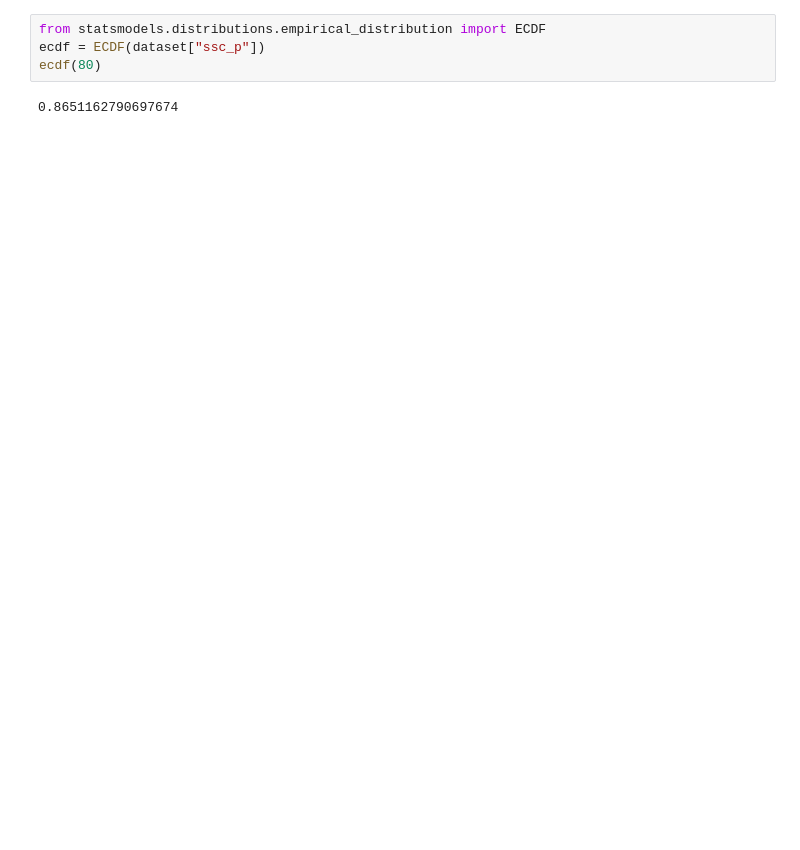
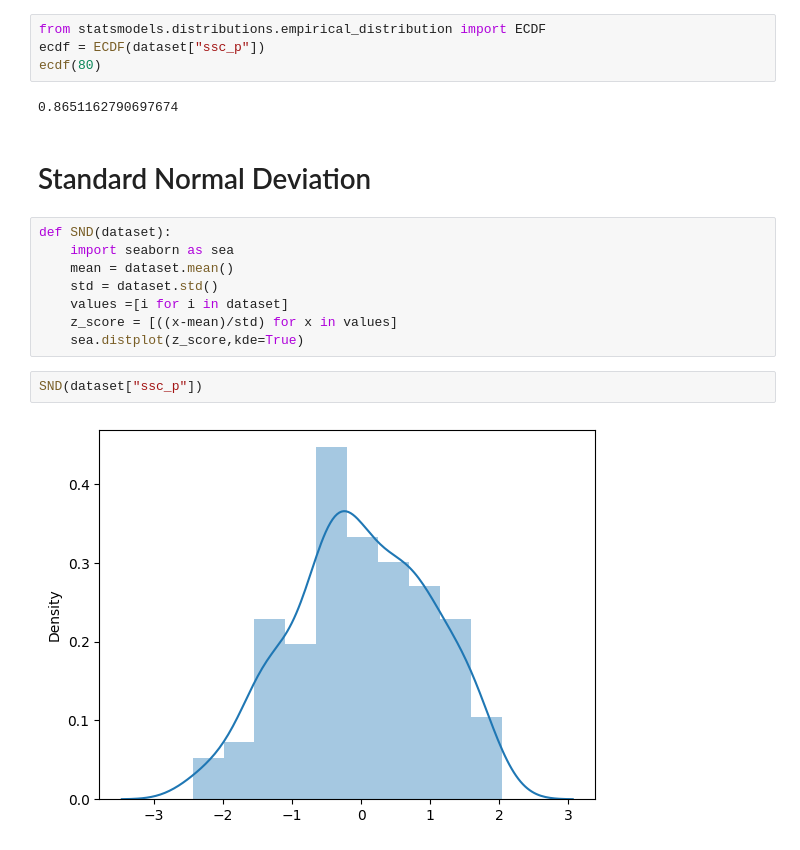
Before and after one commit to SVenkadesh/Venkad_Normal-PDF-CDF, a Jupyter notebook: Normal-PDF-CDF.ipynb, the cells around one changed output. Drawn from its saved outputs; the diff is of its cells as text; blank space fills up the shorter version.

```diff
--- a/Normal-PDF-CDF.ipynb
+++ b/Normal-PDF-CDF.ipynb
@@ -116,3 +110,17 @@ ecdf = ECDF(dataset["ssc_p"])
 ecdf(80)
 # %% [output]
 0.8651162790697674
+# %% [markdown]
+# Standard Normal Deviation
+# %%
+def SND(dataset):
+    import seaborn as sea
+    mean = dataset.mean()
+    std = dataset.std()
+    values =[i for i in dataset]
+    z_score = [((x-mean)/std) for x in values]
+    sea.distplot(z_score,kde=True)
+# %%
+SND(dataset["ssc_p"])
+# %% [output]
+[figure, added]
```
Also changed, not shown: parts of 3 cells of this notebook.
